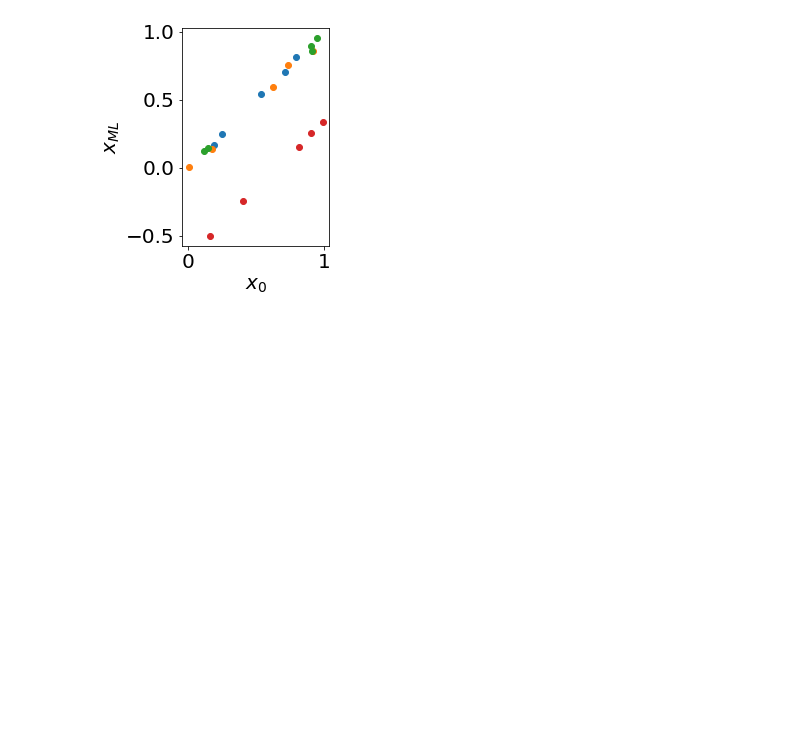
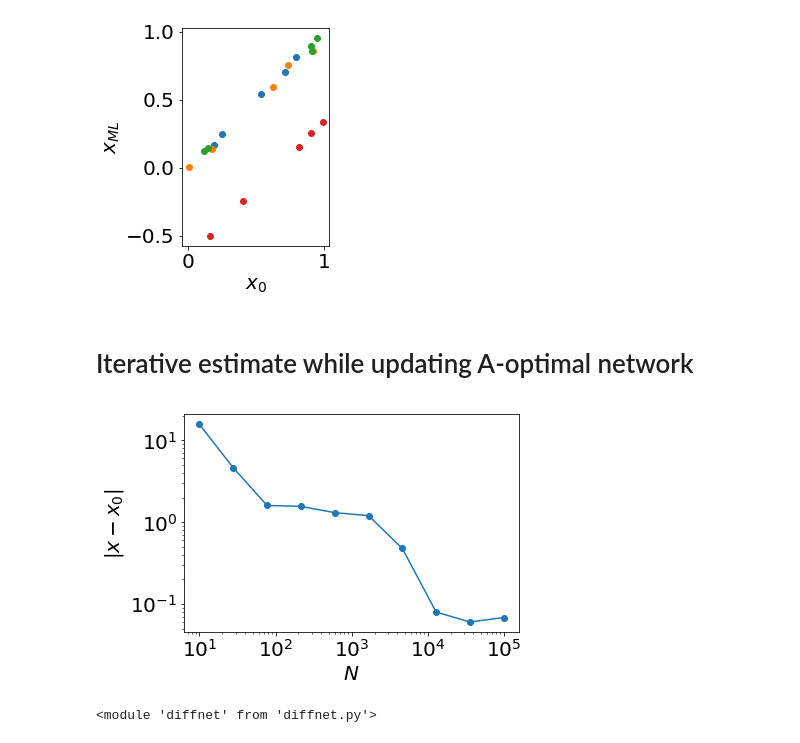
Before and after one commit to forcefield/DiffNet, a Jupyter notebook: analysis.ipynb, the cells around one changed output. Cells and saved outputs as stored; diff of their text form; code cells hidden in the pictures; blank space fills up the shorter version.

```diff
--- a/analysis.ipynb
+++ b/analysis.ipynb
@@ -705,3 +705,5 @@ plt.gca().set_ylabel( r'$x_{ML}$')
 # %% [output]
 Text(0,0.5,u'$x_{ML}$')
 [figure]
+# %% [markdown]
+# Iterative estimate while updating A-optimal network
@@ -707,0 +712,50 @@ Text(0,0.5,u'$x_{ML}$')
+# %%
+def update_mean_stddev( nnew, meannew, signew, nprev, meanprev, sigprev):
+    '''
+    Given the mean and standard deviation estimated based on nnew new samples and the mean and sigma based on nprev previous samples,
+    update the estimate of the mean and standard deviation.
+    '''
+    ntotal = nprev + nnew
+    mean = (nprev*meanprev + nnew*meannew)/ntotal
+    sig2 = (nprev*sigprev*sigprev + nnew*signew*signew + nprev*(meanprev*meanprev - meannew*meannew))/ntotal \
+        + (meannew*meannew - mean*mean)
+    return mean, np.sqrt(sig2)
+# %%
+def unit_test_update_mean_stddev():
+    n1, n2 = 100, 30
+    x0, sigma0 = 1, 25
+    s = np.random.normal( x0, sigma0, n1+n2)
+    mean, sigma = np.mean( s), np.std( s)
+    mean1, sigma1 = np.mean( s[:n1]), np.std( s[:n1])
+    mean2, sigma2 = np.mean( s[n1:]), np.std( s[n1:])
+    meanp, sigmap = update_mean_stddev( n1, mean1, sigma1, n2, mean2, sigma2)
+    assert( np.abs( mean - meanp) < 1e-10 and np.abs( sigma - sigmap) < 1e-10)
+
+    means, sigmas = [], []
+    mean, sigma = 0, 0
+    fig, ax = plt.subplots()
+    nprev = 0
+    ns = np.logspace( 1, 5, 10)
+    for n in ns:
+        nact = int(n) - nprev
+        s = np.random.normal( x0, sigma0, nact)
+        meannew, sigmanew = np.mean(s), np.std(s)
+        mean, sigma = update_mean_stddev( nprev, mean, sigma, nact, meannew, sigmanew)
+        means.append( mean)
+        sigmas.append( sigma)
+        nprev = int(n)
+
+    means = np.asarray( means)
+    sigmas = np.asarray( sigmas)
+
+    ax.plot( ns, np.abs(means - x0), 'o-')
+    ax.set_yscale( 'log')
+    ax.set_xscale( 'log')
+    ax.set_xlabel( '$N$')
+    ax.set_ylabel( r'$|x - x_0|$')
+
+    return fig
+
+_ = unit_test_update_mean_stddev()
+# %% [output]
+[figure, added]
@@ -707,0 +801,4 @@ Text(0,0.5,u'$x_{ML}$')
+# %%
+reload( dn)
+# %% [output]
+<module 'diffnet' from 'diffnet.py'>
```
Also changed, not shown: parts of 25 cells of this notebook, 1 other file.
